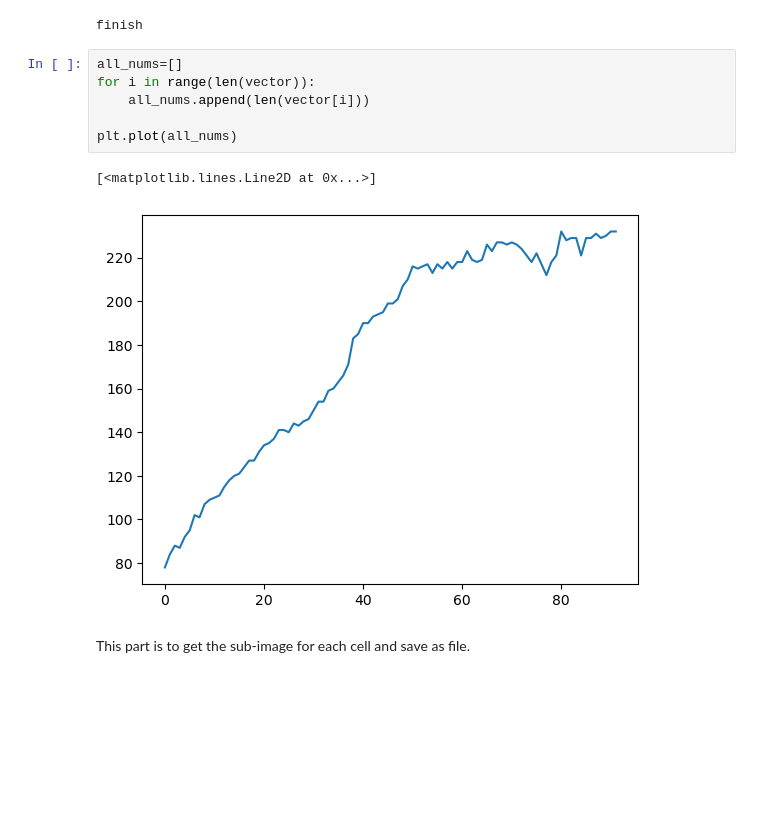
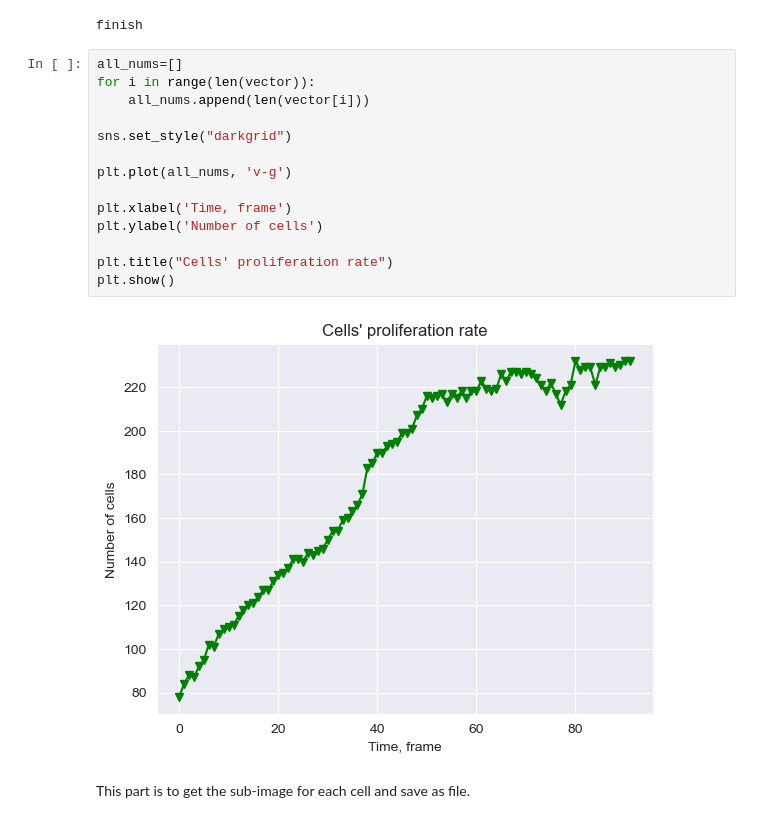
Before and after one commit to ska66696/cell_tracking, a Jupyter notebook: Celltracker.ipynb, the cells around one changed output. Cells and saved outputs as stored; diff of their text form; blank space fills up the shorter version.

Commit message:
Add plot

```diff
--- a/Celltracker.ipynb
+++ b/Celltracker.ipynb
@@ -1273,12 +1274,19 @@ finish
 # %%
 all_nums=[]
 for i in range(len(vector)):
     all_nums.append(len(vector[i]))
 
-plt.plot(all_nums)
+sns.set_style("darkgrid")
+
+plt.plot(all_nums, 'v-g')
+
+plt.xlabel('Time, frame')
+plt.ylabel('Number of cells')
+
+plt.title("Cells' proliferation rate")
+plt.show()
 # %% [output]
-[<matplotlib.lines.Line2D at 0x...>]
-[figure, old version]
+[figure, new version]
 # %% [markdown]
 This part is to get the sub-image for each cell and save as file.
 # %%
```
Also changed, not shown: parts of 2 cells of this notebook.
